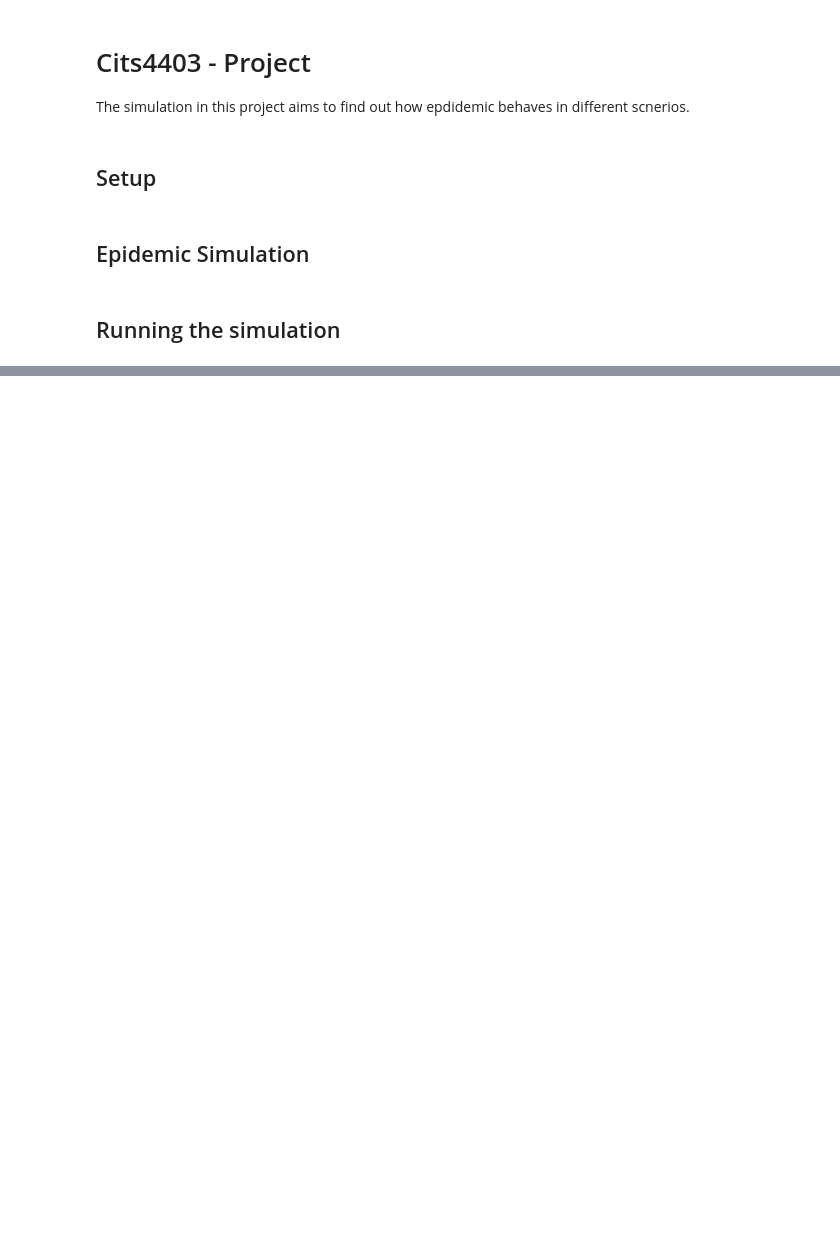
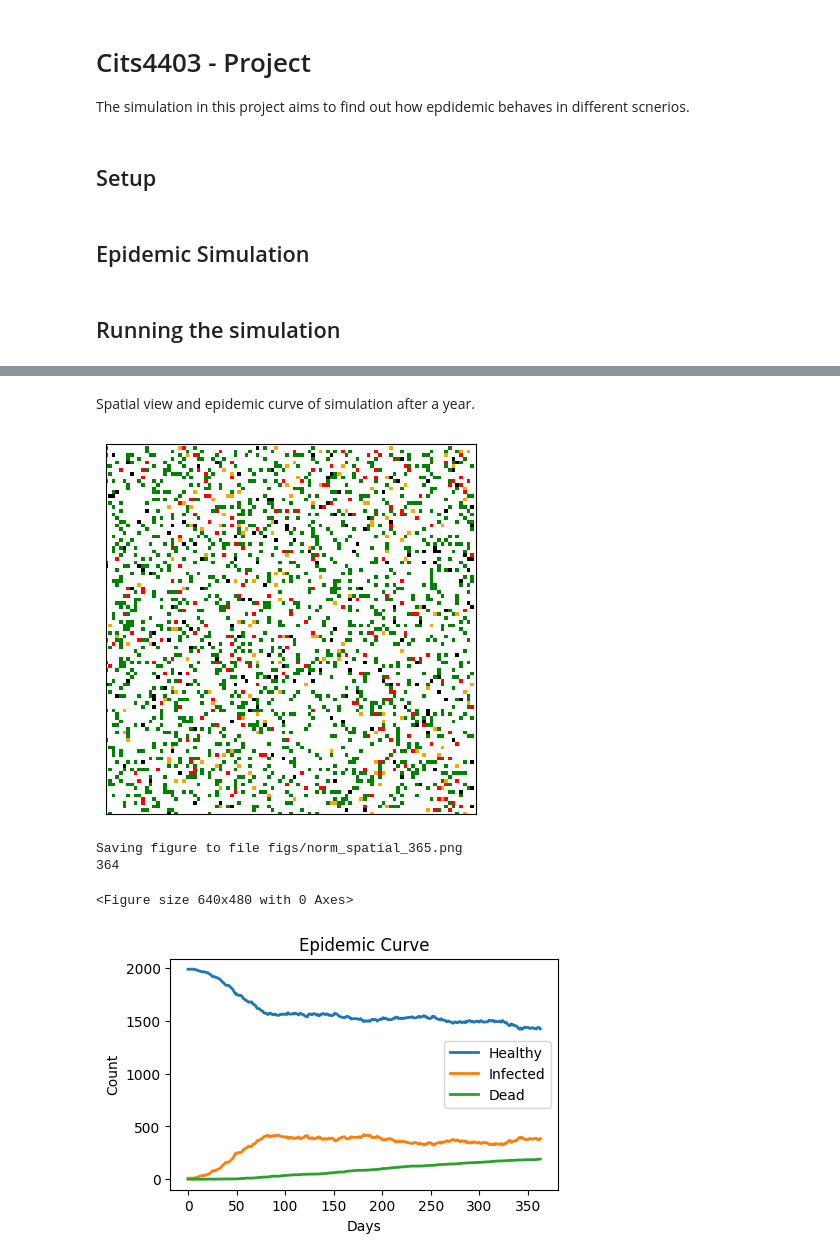
Before and after one commit to thogb/cits4403, a Jupyter notebook: project.ipynb, the cells around one changed output, grey strips where cells are left out. Cells and saved outputs as stored; diff of their text form; code cells hidden in the pictures; blank space fills up the shorter version.

```diff
--- a/project.ipynb
+++ b/project.ipynb
@@ -312,0 +408,14 @@ sim.animate(frames=300)
+# %% [markdown]
+Spatial view and epidemic curve of simulation after a year.
+# %%
+sim = EpidemicSim(n=100, infec_prob=0.2, pop=2000, num_infect=10)
+sim.animate(365)
+sim.draw()
+savefig("figs/norm_spatial_365.png", bbox_inches="tight")
+sim.draw_data(save_name="figs/norm_epidemic_curve_365.png")
+# %% [output]
+[figure, added]
+Saving figure to file figs/norm_spatial_365.png
+364
+<Figure size 640x480 with 0 Axes>
+[figure, added]
```
Also changed, not shown: parts of 11 cells of this notebook, 9 other files.
